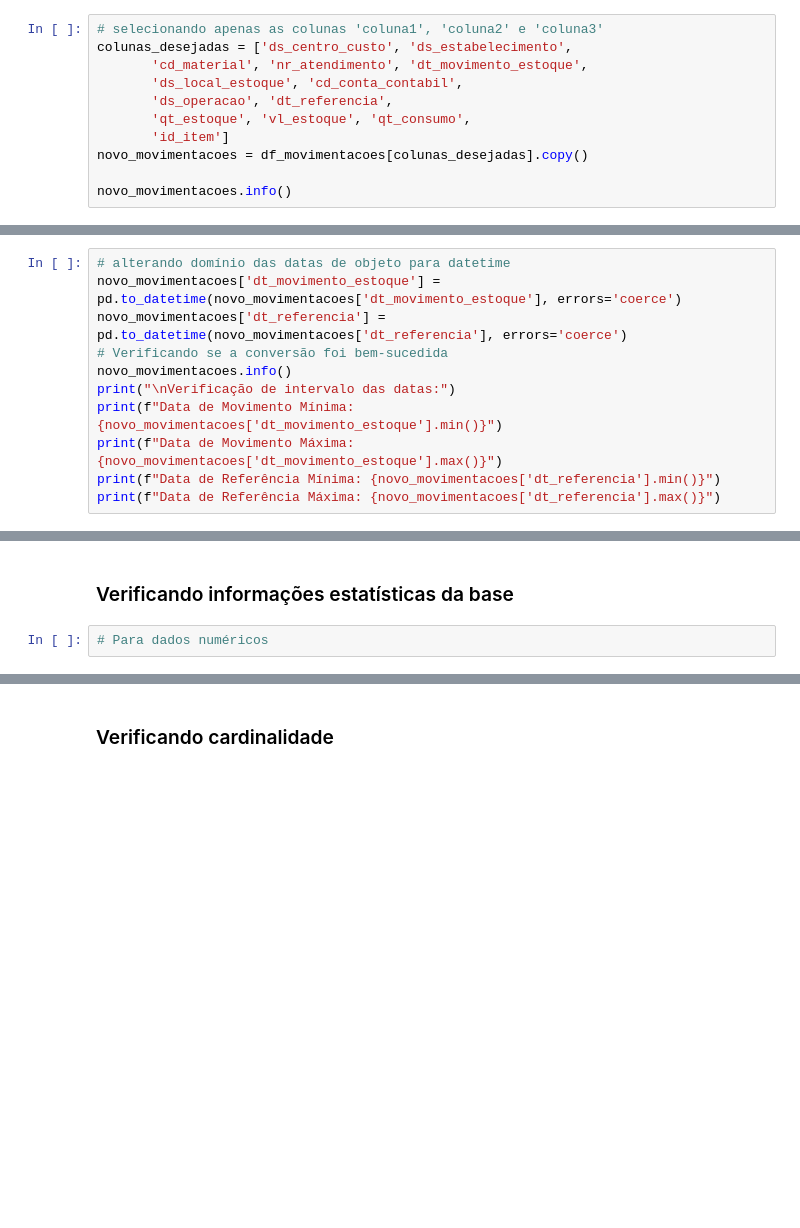
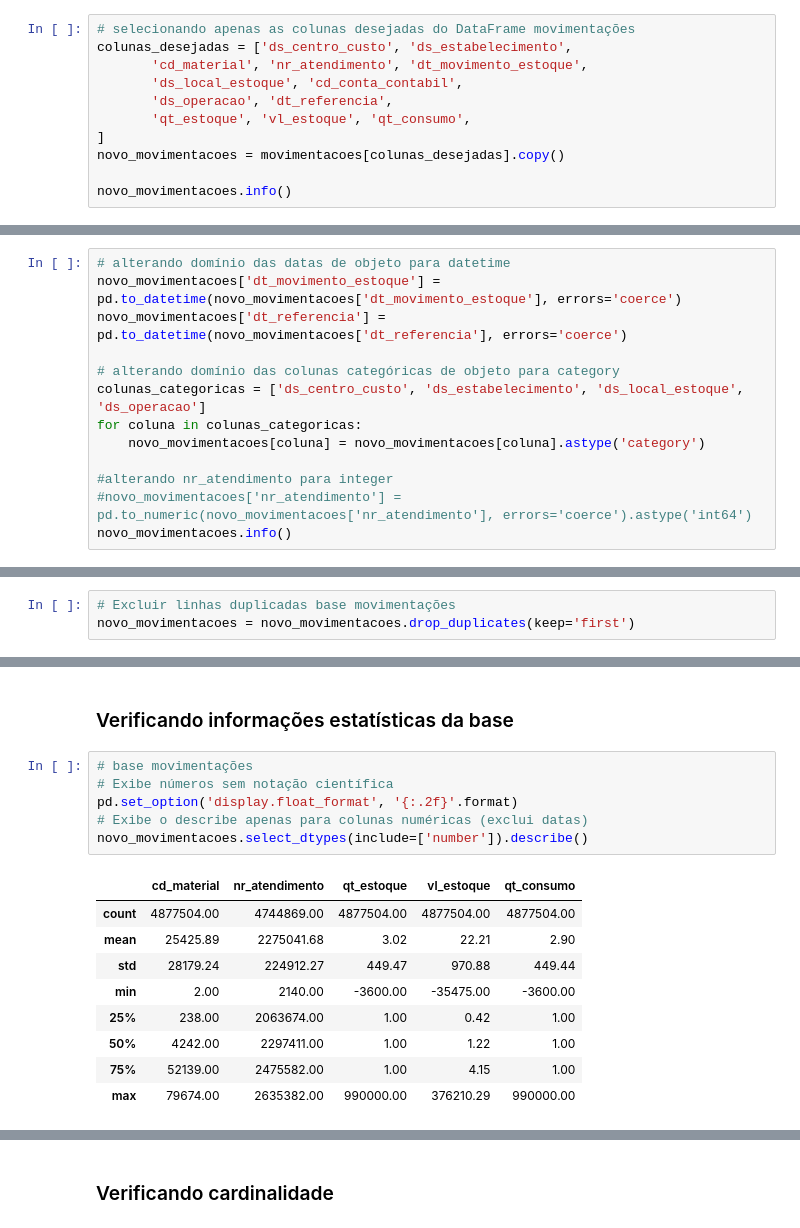
Before and after one commit to pedrofurmam/projeto-ciencia-de-dados, a Jupyter notebook: Projeto - Ciência de Dados Desafio.ipynb, the cells around one changed output, grey strips where cells are left out. Drawn from its saved outputs; the diff is of its cells as text; blank space fills up the shorter version.

```diff
--- a/Projeto - Ciência de Dados Desafio.ipynb
+++ b/Projeto - Ciência de Dados Desafio.ipynb
@@ -184,13 +237,13 @@ dtype: int64
 ### Por último iremos desconsiderar a coluna nr_lote_contabil por ser uma coluna com apenas valores nulos como visto na célula acima
 # %%
-# selecionando apenas as colunas 'coluna1', 'coluna2' e 'coluna3'
+# selecionando apenas as colunas desejadas do DataFrame movimentações
 colunas_desejadas = ['ds_centro_custo', 'ds_estabelecimento',
        'cd_material', 'nr_atendimento', 'dt_movimento_estoque',
        'ds_local_estoque', 'cd_conta_contabil',
        'ds_operacao', 'dt_referencia',
        'qt_estoque', 'vl_estoque', 'qt_consumo',
-       'id_item']
-novo_movimentacoes = df_movimentacoes[colunas_desejadas].copy()
+]
+novo_movimentacoes = movimentacoes[colunas_desejadas].copy()
 
 novo_movimentacoes.info()
 # %% [output]
@@ -222,13 +321,15 @@ memory usage: 483.8+ MB
 # alterando domínio das datas de objeto para datetime
 novo_movimentacoes['dt_movimento_estoque'] = pd.to_datetime(novo_movimentacoes['dt_movimento_estoque'], errors='coerce')
 novo_movimentacoes['dt_referencia'] = pd.to_datetime(novo_movimentacoes['dt_referencia'], errors='coerce')
-# Verificando se a conversão foi bem-sucedida
+
+# alterando domínio das colunas categóricas de objeto para category
+colunas_categoricas = ['ds_centro_custo', 'ds_estabelecimento', 'ds_local_estoque', 'ds_operacao']
+for coluna in colunas_categoricas:
+    novo_movimentacoes[coluna] = novo_movimentacoes[coluna].astype('category')
+
+#alterando nr_atendimento para integer
+#novo_movimentacoes['nr_atendimento'] = pd.to_numeric(novo_movimentacoes['nr_atendimento'], errors='coerce').astype('int64')
 novo_movimentacoes.info()
-print("\nVerificação de intervalo das datas:")
-print(f"Data de Movimento Mínima: {novo_movimentacoes['dt_movimento_estoque'].min()}")
-print(f"Data de Movimento Máxima: {novo_movimentacoes['dt_movimento_estoque'].max()}")
-print(f"Data de Referência Mínima: {novo_movimentacoes['dt_referencia'].min()}")
-print(f"Data de Referência Máxima: {novo_movimentacoes['dt_referencia'].max()}")
 # %% [output]
 <class 'pandas.core.frame.DataFrame'>
 RangeIndex: 4877540 entries, 0 to 4877539
@@ -274,6 +446,23 @@ dtype: int64
+# %%
+# Excluir linhas duplicadas base movimentações
+novo_movimentacoes = novo_movimentacoes.drop_duplicates(keep='first')
 # %% [markdown]
 ### Excluir linhas e colunas desnecessárias
 # %% [markdown]
 ### Verificando informações estatísticas da base
 # %%
-# Para dados numéricos
+# base movimentações
+# Exibe números sem notação científica
+pd.set_option('display.float_format', '{:.2f}'.format)
+# Exibe o describe apenas para colunas numéricas (exclui datas)
+novo_movimentacoes.select_dtypes(include=['number']).describe()
+# %% [output]
+|  | cd_material | nr_atendimento | qt_estoque | vl_estoque | qt_consumo |
+| count | 4877504.00 | 4744869.00 | 4877504.00 | 4877504.00 | 4877504.00 |
+| mean | 25425.89 | 2275041.68 | 3.02 | 22.21 | 2.90 |
+| std | 28179.24 | 224912.27 | 449.47 | 970.88 | 449.44 |
+| min | 2.00 | 2140.00 | -3600.00 | -35475.00 | -3600.00 |
+| 25% | 238.00 | 2063674.00 | 1.00 | 0.42 | 1.00 |
+| 50% | 4242.00 | 2297411.00 | 1.00 | 1.22 | 1.00 |
+| 75% | 52139.00 | 2475582.00 | 1.00 | 4.15 | 1.00 |
+| max | 79674.00 | 2635382.00 | 990000.00 | 376210.29 | 990000.00 |
```
Also changed, not shown: parts of 28 cells of this notebook.
